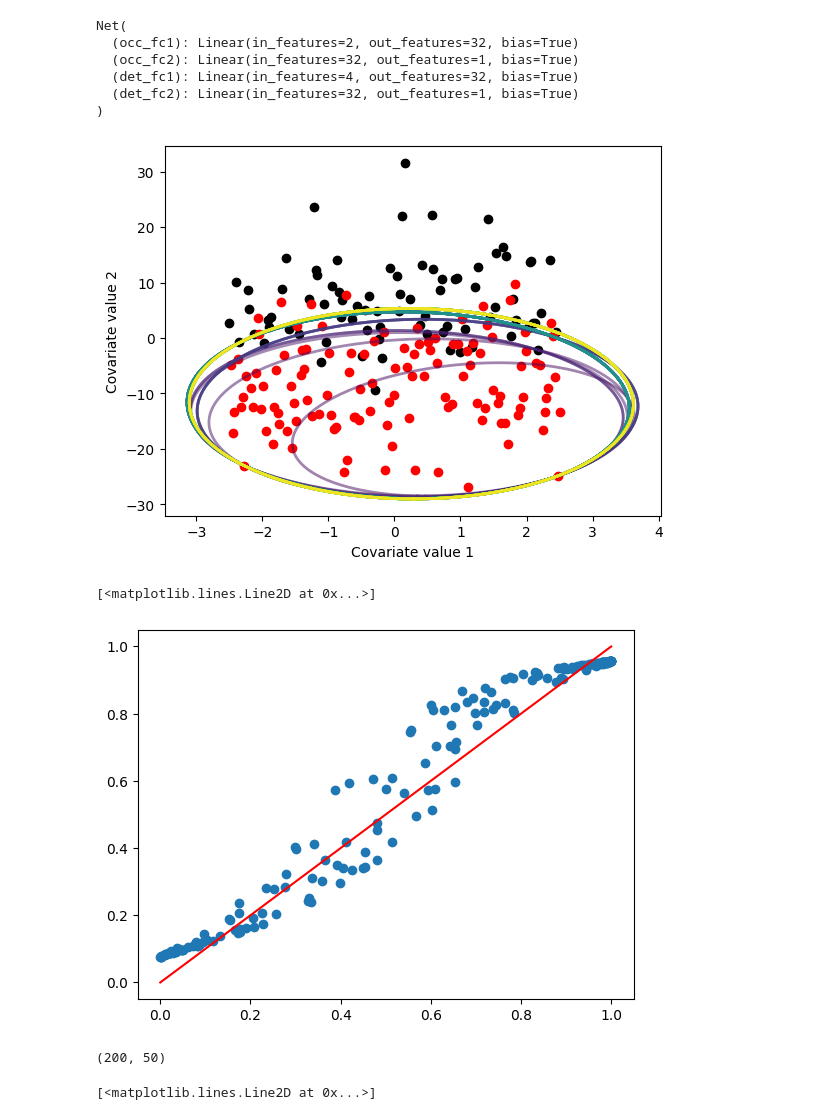
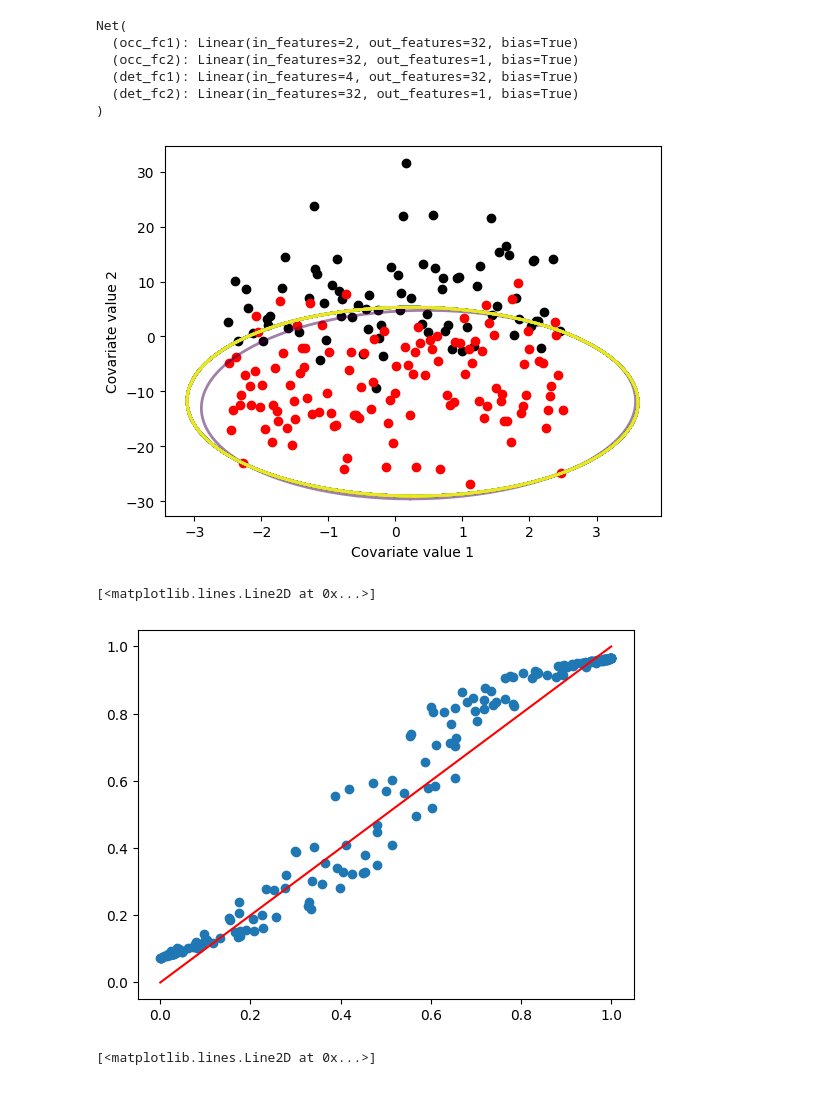
Before and after one commit to chenyangkang/Occupancy_NN, a Jupyter notebook: new/test_new_models.ipynb, the cells around one changed output. Saved outputs shown, nothing was run; the diff lists cells and outputs as text; code cells hidden in the pictures.

```diff
--- a/new/test_new_models.ipynb
+++ b/new/test_new_models.ipynb
@@ -276,7 +276,7 @@ class Net(nn.Module):
 
     def forward(self, x, w): # site level covariates, repeat level covariates
         occ_h1 = torch.sigmoid(self.occ_fc1(x))
-        occ = torch.sigmoid(self.occ_fc2(occ_h1))
+        occ = torch.sigmoid(self.occ_fc2(occ_h1)).squeeze(-1)
 
         batch, nrep, _ = w.shape
         x_rep = x.expand(-1, nrep, -1)      # (batch,nrep,1)
@@ -329,7 +329,7 @@ def occ_loss(y_obs, psi_hat, p_hat):
         dim=1                   # → (batch_size, 2)
     )
 
-    joint_logprob = z_logprob.squeeze(-2) + y_logprob   # shape = (batch_size, 2)
+    joint_logprob = z_logprob + y_logprob   # shape = (batch_size, 2)
     log_lik_per_site = torch.logsumexp(joint_logprob, dim=1)  # → (batch_size,)
 
     return -log_lik_per_site
@@ -409,41 +409,37 @@ running_loss = []
 # %%
 _ = plt.scatter(x1[occ==0], x2[occ==0], color='black')
 _ = plt.scatter(x1[occ==1], x2[occ==1], color='red')
 _ = plt.xlabel('Covariate value 1')
 _ = plt.ylabel('Covariate value 2')
 
 colors = plt.cm.viridis(np.linspace(0,1,n_epoch))
 for i in tqdm(range(n_epoch)):
     for i_batch, xy in enumerate(dataloader):
         x_i, w_i, y_i = xy
         optimizer.zero_grad()
         psi_i, p_i = net(x_i, w_i)
         nll = occ_loss(y_i, psi_i, p_i)
         loss = torch.mean(nll)
         loss.backward()
         optimizer.step()    # Does the update
         running_loss.append(loss.data.detach().numpy())
     psi_hat, p_hat = net(torch.from_numpy(x), torch.from_numpy(effort))
     psi_hat = psi_hat.detach().numpy()
-    modeled_occ = (psi_hat.squeeze(-2)>0.5).astype('int')
+    modeled_occ = (psi_hat>0.5).astype('int')
     if sum(modeled_occ)==0:
         continue
     ellipse_boundary = get_ellipse(x1, x2, modeled_occ) # remove the nrep dimension
     _ = plt.plot(ellipse_boundary[0], ellipse_boundary[1], color=colors[i], linewidth=2, alpha=.5)
 
 plt.show()
 # %% [output]
-[figure, old version]
+[figure, new version]
 # %%
-plt.scatter(psi, psi_hat.squeeze(-2))
+plt.scatter(psi, psi_hat)
 plt.plot([0,1], [0,1], c='red')
 # %% [output]
 [<matplotlib.lines.Line2D at 0x...>]
-[figure, old version]
+[figure, new version]
-# %%
-p.shape
-# %% [output]
-(200, 50)
 # %%
 plt.scatter(p.flatten(), p_hat.detach().numpy().flatten(), alpha=0.2)
 plt.plot([0,1], [0,1], c='red')
```
